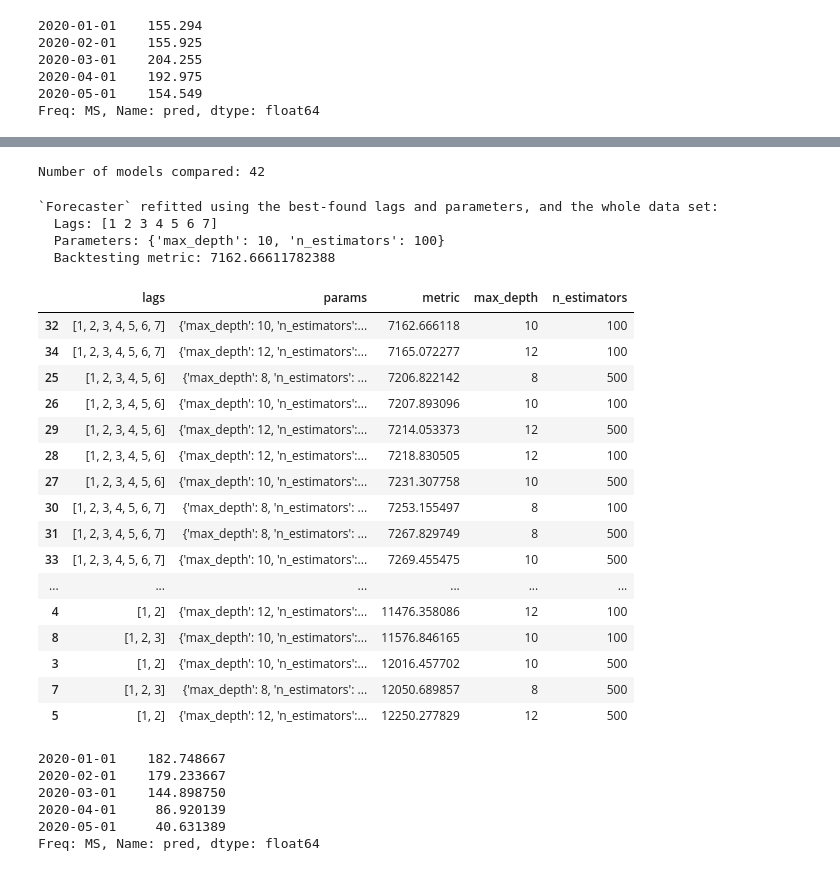
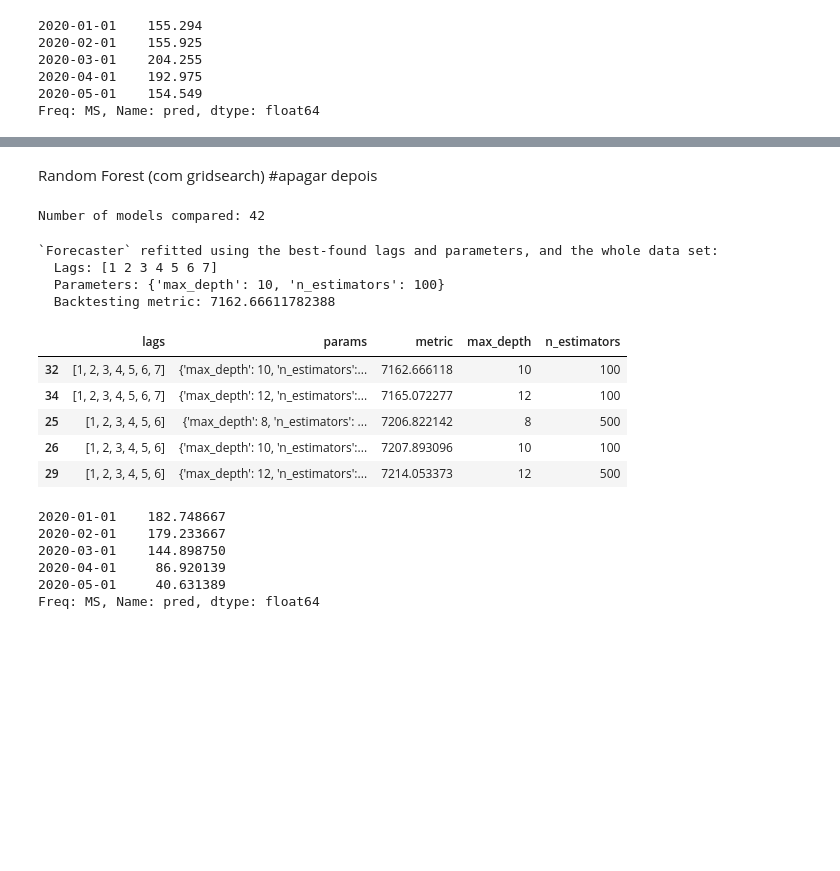
Before and after one commit to Os-Pythaon-Turma-815/neural_networks_project, a Jupyter notebook: notebooks/models.ipynb, the cells around one changed output, grey strips where cells are left out. Saved outputs shown, nothing was run; the diff lists cells and outputs as text; code cells hidden in the pictures; blank space fills up the shorter version.

```diff
--- a/notebooks/models.ipynb
+++ b/notebooks/models.ipynb
@@ -112,0 +104,8 @@ Test dates  : 2020-01-01 00:00:00 --- 2021-12-01 00:00:00  (n=24)
+# %%
+stepwise_model = auto_arima(data_train, max_order=100, start_p=0, max_p = 7, start_q = 0, max_q = 3, m = 12,
+                  seasonal = True, start_P = 0, max_P = 3, start_Q = 0, max_Q = 3,
+                  trace = True, error_action = 'ignore', suppress_warnings = True,
+                  stepwise = False )
+
+stepwise_model.fit(data_train)
+predictions = stepwise_model.predict(n_periods = 24)
@@ -194,3 +368,5 @@ Correlation Coefficient: -0.35
+# %% [markdown]
+Random Forest (com gridsearch) #apagar depois
 # %%
 # Hyperparameter Grid search
 # ==============================================================================
@@ -230,25 +406,14 @@ Number of models compared: 42
 # %%
 # Grid Search results
 # ==============================================================================
-results_grid
+results_grid.head()
 # %% [output]
 |  | lags | params | metric | max_depth | n_estimators |
 | 32 | [1, 2, 3, 4, 5, 6, 7] | {'max_depth': 10, 'n_estimators':... | 7162.666118 | 10 | 100 |
 | 34 | [1, 2, 3, 4, 5, 6, 7] | {'max_depth': 12, 'n_estimators':... | 7165.072277 | 12 | 100 |
 | 25 | [1, 2, 3, 4, 5, 6] | {'max_depth': 8, 'n_estimators': ... | 7206.822142 | 8 | 500 |
 | 26 | [1, 2, 3, 4, 5, 6] | {'max_depth': 10, 'n_estimators':... | 7207.893096 | 10 | 100 |
 | 29 | [1, 2, 3, 4, 5, 6] | {'max_depth': 12, 'n_estimators':... | 7214.053373 | 12 | 500 |
-| 28 | [1, 2, 3, 4, 5, 6] | {'max_depth': 12, 'n_estimators':... | 7218.830505 | 12 | 100 |
-| 27 | [1, 2, 3, 4, 5, 6] | {'max_depth': 10, 'n_estimators':... | 7231.307758 | 10 | 500 |
-| 30 | [1, 2, 3, 4, 5, 6, 7] | {'max_depth': 8, 'n_estimators': ... | 7253.155497 | 8 | 100 |
-| 31 | [1, 2, 3, 4, 5, 6, 7] | {'max_depth': 8, 'n_estimators': ... | 7267.829749 | 8 | 500 |
-| 33 | [1, 2, 3, 4, 5, 6, 7] | {'max_depth': 10, 'n_estimators':... | 7269.455475 | 10 | 500 |
-| ... | ... | ... | ... | ... | ... |
-| 4 | [1, 2] | {'max_depth': 12, 'n_estimators':... | 11476.358086 | 12 | 100 |
-| 8 | [1, 2, 3] | {'max_depth': 10, 'n_estimators':... | 11576.846165 | 10 | 100 |
-| 3 | [1, 2] | {'max_depth': 10, 'n_estimators':... | 12016.457702 | 10 | 500 |
-| 7 | [1, 2, 3] | {'max_depth': 8, 'n_estimators': ... | 12050.689857 | 8 | 500 |
-| 5 | [1, 2] | {'max_depth': 12, 'n_estimators':... | 12250.277829 | 12 | 500 |
 # %%
 steps = 24
 predictions = forecaster.predict(steps=steps)
```
Also changed, not shown: parts of 18 cells of this notebook.
